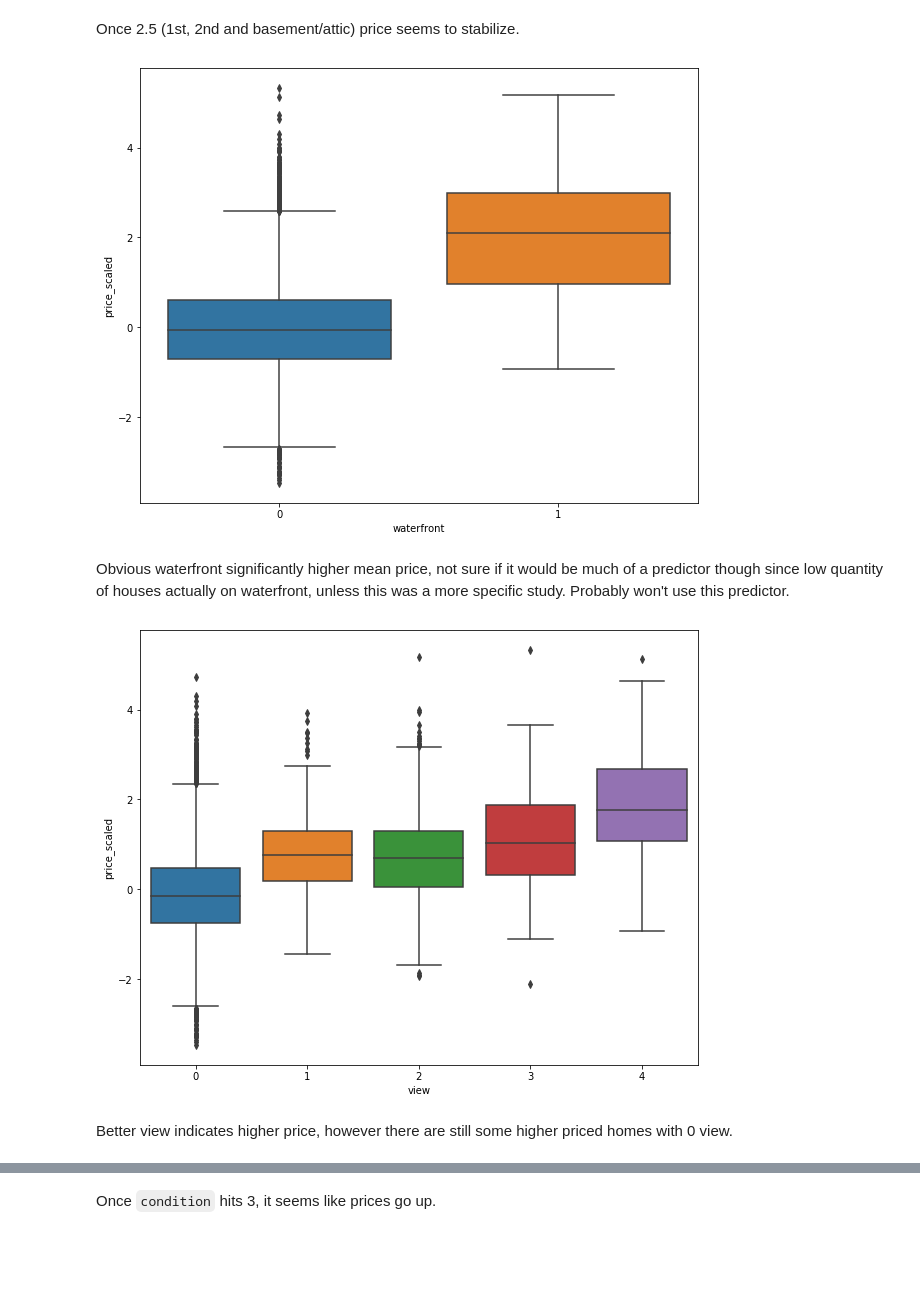
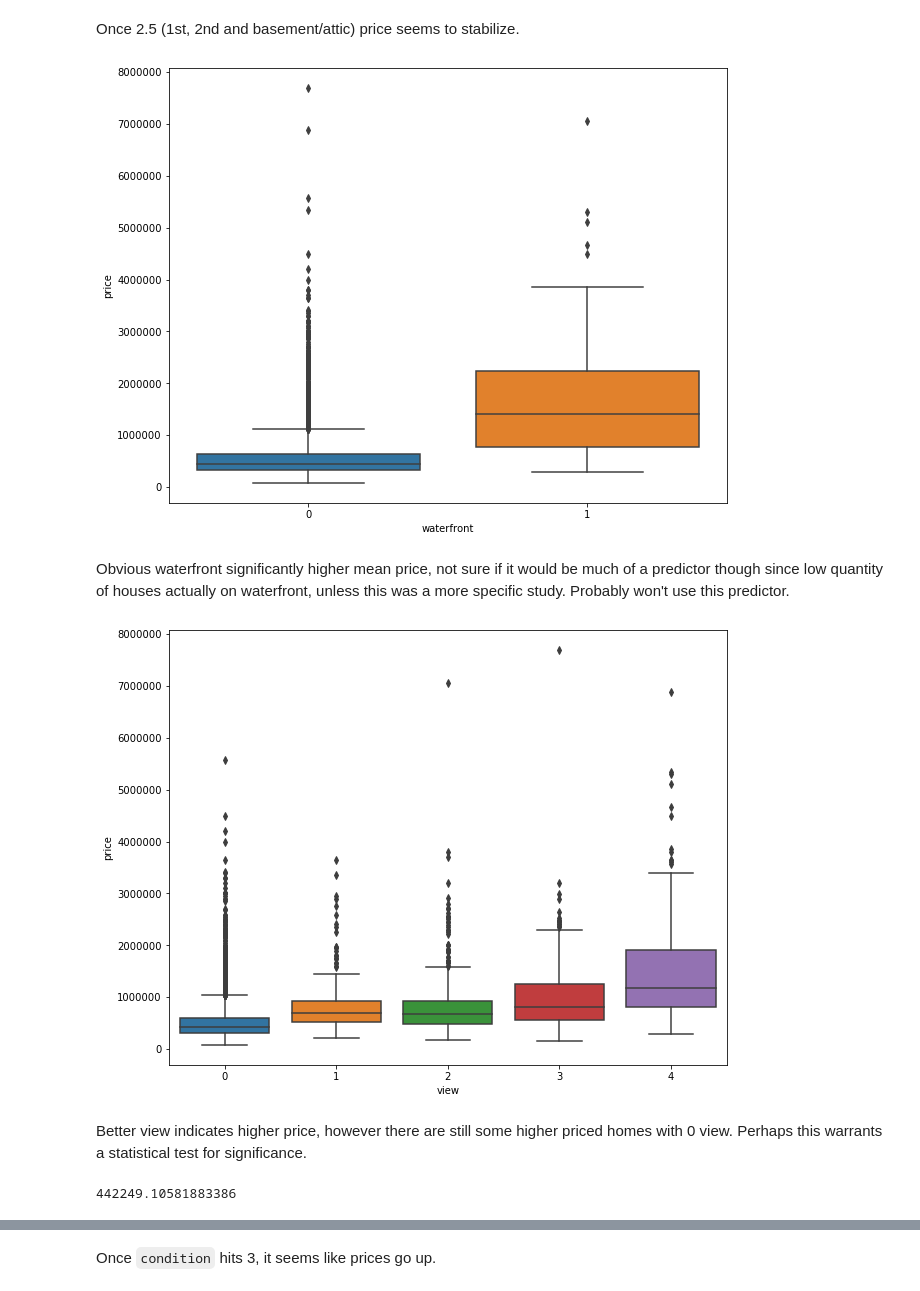
Before and after one commit to justinm0rgan/kings_county_housing_project, a Jupyter notebook: Bakeoff_modeling_process.ipynb, the cells around one changed output, grey strips where cells are left out. Drawn from its saved outputs; the diff is of its cells as text; code cells hidden in the pictures; blank space fills up the shorter version.

```diff
--- a/Bakeoff_modeling_process.ipynb
+++ b/Bakeoff_modeling_process.ipynb
@@ -362,10 +357,10 @@ for column in df[categorical]:
 # %% [markdown]
 Log transform price column to better compare with categoricals
 # %%
-price_log = np.log(df['price'])
-mean = price_log.mean()
-std = price_log.std()
-df['price_scaled'] = (price_log - mean) / std
+# price_log = np.log(df['price'])
+# mean = price_log.mean()
+# std = price_log.std()
+# df['price_scaled'] = (price_log - mean) / std
 # %% [markdown]
 Plotting categoricals with boxplots
 # %%
@@ -401,21 +396,28 @@ Once 2.5 (1st, 2nd and basement/attic) price seems to stabilize.
 # %%
 # waterfront
 var = 'waterfront'
-data = pd.concat([df['price_scaled'], df[var]], axis=1)
+data = pd.concat([df['price'], df[var]], axis=1)
 fig, ax = plt.subplots(figsize=(10,8))
-fig = sns.boxplot(x=var, y='price_scaled', data=data)
+fig = sns.boxplot(x=var, y='price', data=data)
 # %% [output]
-[figure, old version]
+[figure, new version]
 # %% [markdown]
 Obvious waterfront significantly higher mean price, not sure if it would be much of a predictor though since low
 quantity of houses actually on waterfront, unless this was a more specific study. Probably won't use this predictor.
 # %%
 # view
 var = 'view'
-data = pd.concat([df['price_scaled'], df[var]], axis=1)
+data = pd.concat([df['price'], df[var]], axis=1)
 fig, ax = plt.subplots(figsize=(10,8))
-fig = sns.boxplot(x=var, y='price_scaled', data=data)
+fig = sns.boxplot(x=var, y='price', data=data)
 # %% [output]
-[figure, old version]
+[figure, new version]
 # %% [markdown]
-Better view indicates higher price, however there are still some higher priced homes with 0 view.
+Better view indicates higher price, however there are still some higher priced homes with 0 view. Perhaps this warrants a statistical test for significance.
+# %%
+# difference in mean between view and no view
+mean_no_view = df.loc[(df['view'] == 0), 'price'].mean()
+mean_view = df.loc[(df['view'] != 0), 'price'].mean()
+mean_view - mean_no_view
+# %% [output]
+442249.10581883386
```
Also changed, not shown: parts of 92 cells of this notebook, 9 other files.
